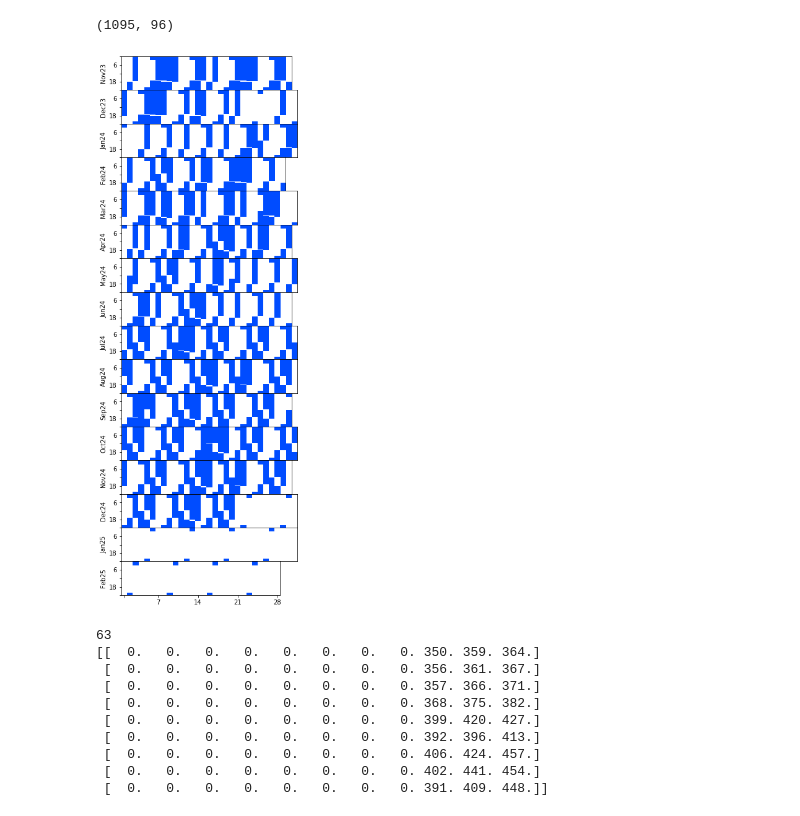
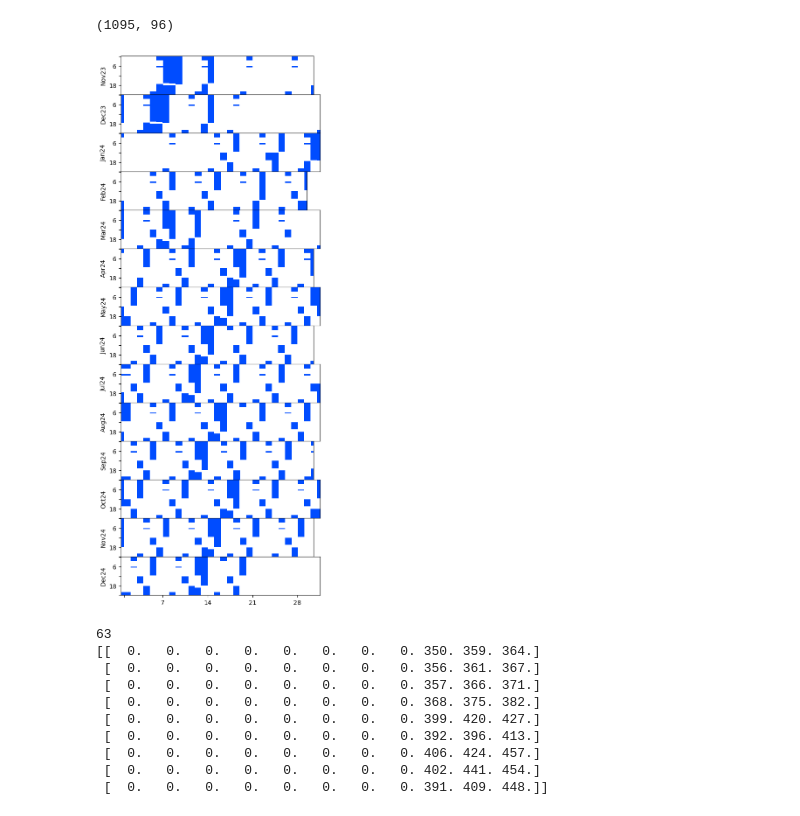
Before and after one commit to lucasjord/spiralssched, a Jupyter notebook: year3/ivs_maser_scheduling.ipynb, the cells around one changed output. Cells and saved outputs as stored; diff of their text form; code cells hidden in the pictures.

```diff
--- a/year3/ivs_maser_scheduling.ipynb
+++ b/year3/ivs_maser_scheduling.ipynb
@@ -80,6 +80,6 @@ def label_months(ax, dates, i, j, calendar):
 # %%
 # loading in 2023 and 2024 IVS catalogs
 
-ivs_legacy = [s.split('|')[2:-7] for s in open('master2023.txt').readlines()[8:-1] if s[0]!='-'] + [s.split('|')[2:-7] for s in open('master2024.txt').readlines()[8:-1] if s[0]!='-']
-ivs_intens = [s.split('|')[2:-7] for s in open('master2023-int.txt').readlines()[8:-1] if s[0]!='-'] + [s.split('|')[2:-7] for s in open('master2024-int.txt').readlines()[8:-1] if s[0]!='-']
+ivs_legacy = [s.split('|')[2:-7] for s in open('master2024.txt').readlines()[8:-1] if s[0]!='-']
+ivs_intens = [s.split('|')[2:-7] for s in open('master2024-int.txt').readlines()[8:-1] if s[0]!='-']
 ivs_master = np.array(ivs_legacy+ivs_intens)
@@ -185,7 +194,7 @@ monday[(dow[:,0]==6),int(22*60/15):] = 1
 # set Monday UT<7
 monday[(dow[:,0]==0),:int(3*60/15)] = 1
 # %%
-year_res = year_al + monday
+year_res = year_hb + monday
 year_res[year_res>=1] = 1
 # %%
 year.shape
@@ -210,37 +219,36 @@ month_labels = np.array(['Jan23', 'Feb23', 'Mar23', 'Apr23', 'May23', 'Jun23', '
                              'Aug23', 'Sep23', 'Oct23', 'Nov23', 'Dec23',
                          'Jan24', 'Feb24', 'Mar24', 'Apr24', 'May24', 'Jun24', 'Jul24',
                              'Aug24', 'Sep24', 'Oct24', 'Nov24', 'Dec24',
                         'Jan25', 'Feb25', 'Mar25', 'Apr25', 'May25', 'Jun25', 'Jul25',
                              'Aug25', 'Sep25', 'Oct25', 'Nov25', 'Dec25'])
 start = 10 #nov23
-stop  = 26 #dec24
+stop  = 24 #dec24
 fig, ax = plt.subplots(stop-start,1,figsize=(12,16))
 
 for i in range(start,stop):
     k = i - start;
     j = 0
     col = ax[k+j].imshow(plotin.T[:,(mnth_day[i]):(mnth_day[i+1])],
                  cmap='jet',aspect=0.0625,vmin=0,vmax=5);
     ax[k+j].set_ylabel(month_labels[i])
     #ax[k+j].invert_yaxis()
     ax[k+j].set_yticks([0,24,48,72,95])
     ax[k+j].set_yticklabels(['',6,'',18,''])
     #ax[i].hlines(np.arange(0.5, 96, 24), 0, 365, color='black', linewidth=1)
 
     if i!=stop-1:
         ax[k+j].set_xticks([])
     else:
         ax[k+j].set_xticks([0,6,13,20,27])
         ax[k+j].set_xticklabels(['',7,14,21,28])
 
 
 for AX in ax.flatten():
     AX.set_anchor('W')
 
-fig.subplots_adjust(hspace=0)
-#fig.savefig('/Users/Lucas/SpiralsSchedules/year3schedules/ivs_r1r4.pdf')
+fig.subplots_adjust(hspace=0);
 # %% [output]
-[figure, old version]
+[figure, new version]
 # %%
 time      = year.flatten()
 reserved  = (year_res).flatten()
```
Also changed, not shown: parts of 4 cells of this notebook, 6 other files.
